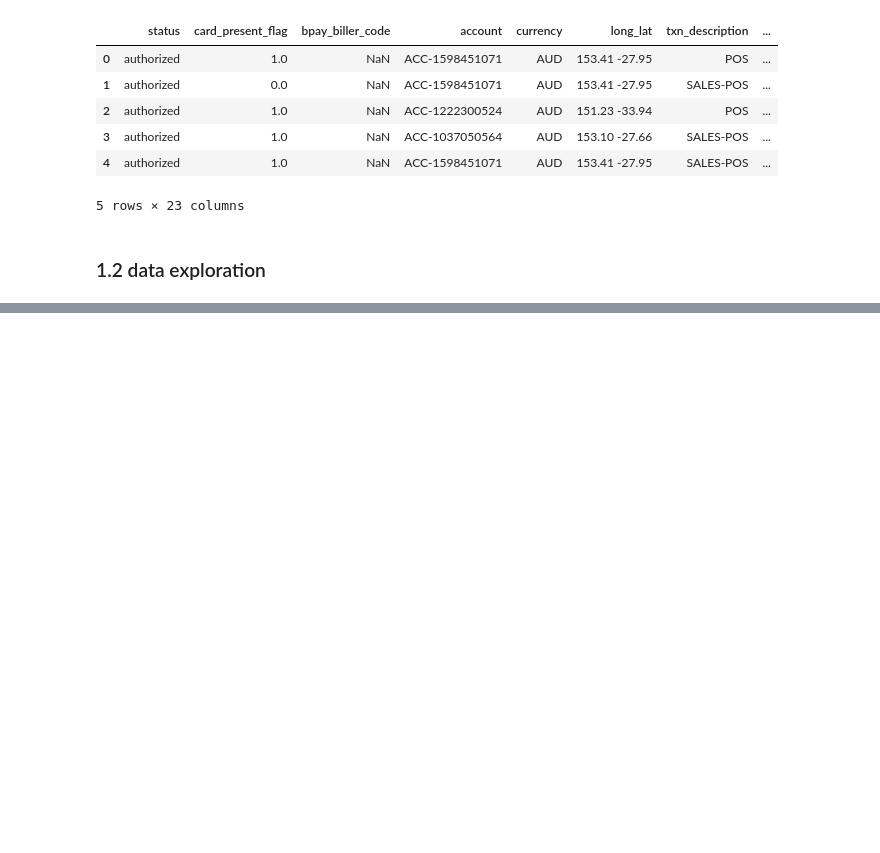
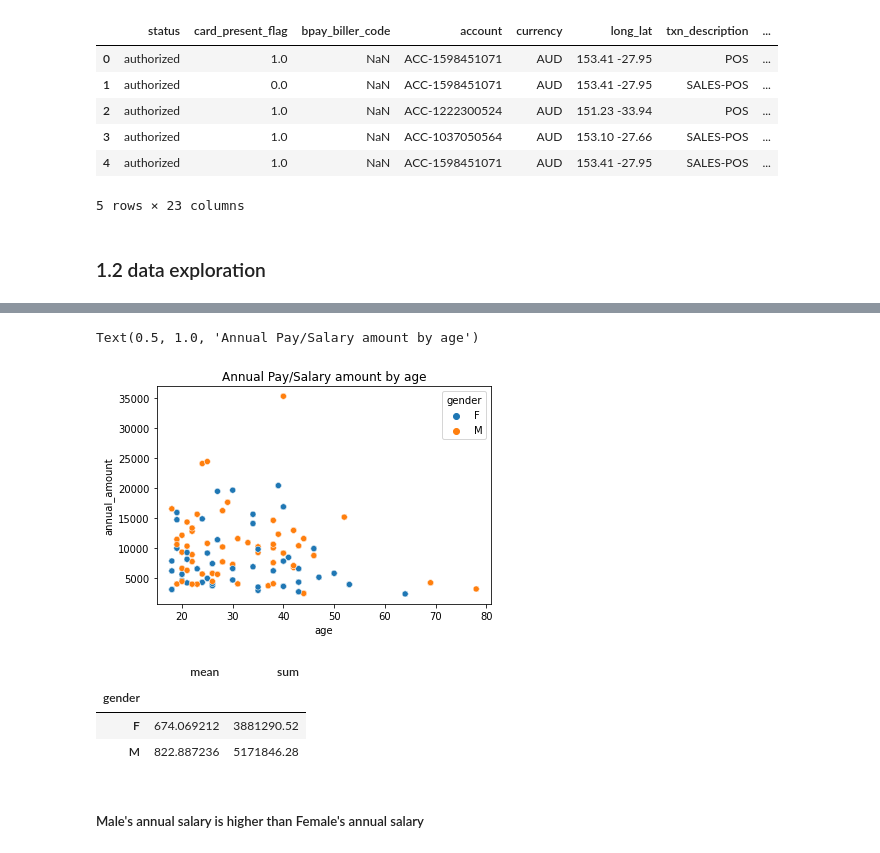
Before and after one commit to jiyoungparkme/machine_learning, a Jupyter notebook: anz_virtual_internship/anz_task_2.ipynb, the cells around one changed output, grey strips where cells are left out. Saved outputs shown, nothing was run; the diff lists cells and outputs as text; code cells hidden in the pictures; blank space fills up the shorter version.

```diff
--- a/anz_virtual_internship/anz_task_2.ipynb
+++ b/anz_virtual_internship/anz_task_2.ipynb
@@ -27,0 +45,6 @@ df.head()
+# %%
+# Make gender categorical column
+df['gender_cat'] = 0
+df.loc[df['gender']=="F", "gender_cat"] = 1
+interested = ['gender', 'gender_cat']
+df[interested].head()
@@ -27,0 +247,3 @@ df.head()
+# %%
+df['annual_amount'] = df['amount']*4
+df.head()
@@ -27,0 +258,16 @@ df.head()
+# %%
+sns.scatterplot(data=df, x='age', y=df.loc[df['txn_description']=='PAY/SALARY']['annual_amount'],hue='gender').set_title("Annual Pay/Salary amount by age")
+# %% [output]
+Text(0.5, 1.0, 'Annual Pay/Salary amount by age')
+[figure, added]
+# %%
+interested = ['gender']
+function = ['mean', 'sum']
+df.groupby(interested)['for_annual_amount'].agg(function)
+# %% [output]
+|  | mean | sum |
+| gender |  |  |
+| F | 674.069212 | 3881290.52 |
+| M | 822.887236 | 5171846.28 |
+# %% [markdown]
+##### Male's annual salary is higher than Female's annual salary
```
Also changed, not shown: parts of 22 cells of this notebook.
